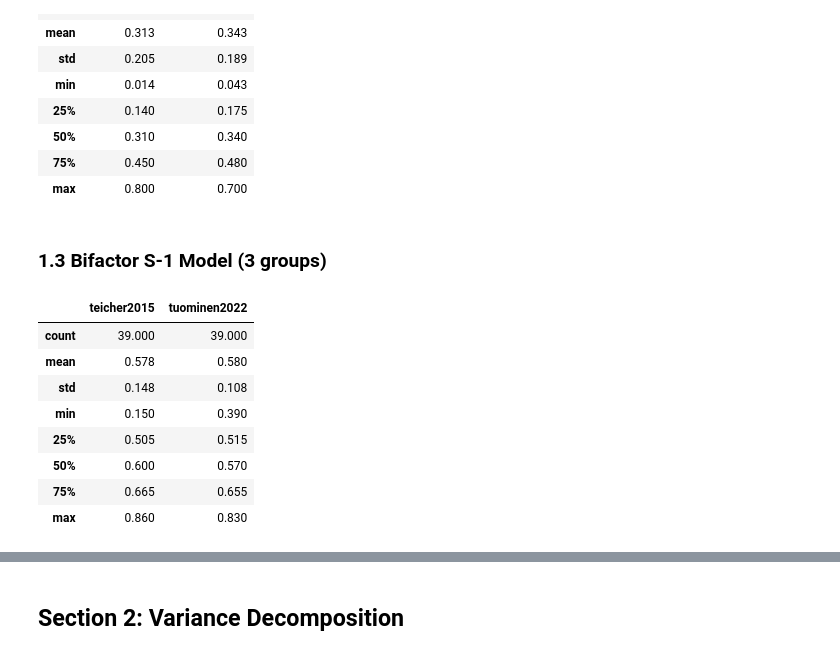
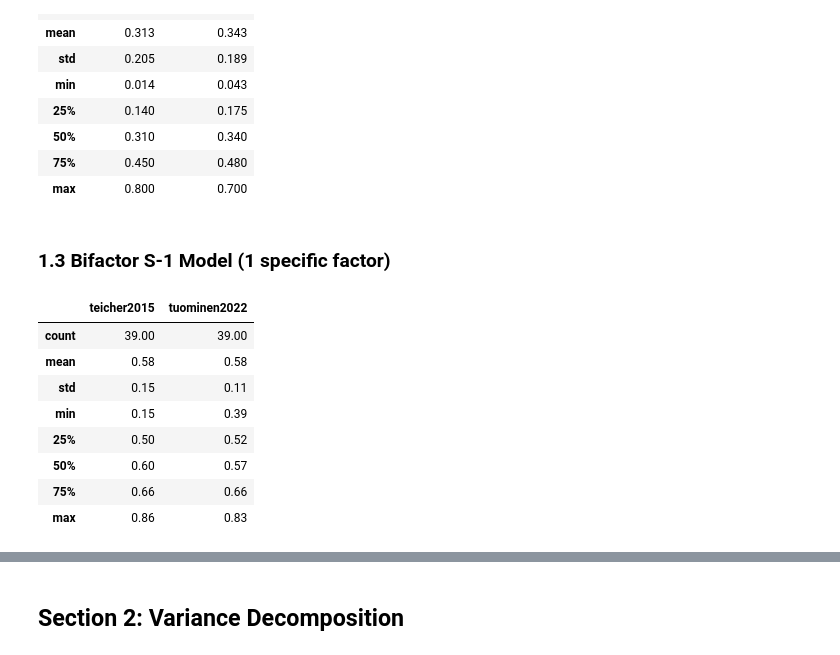
Before and after one commit to szorowi1/mace-irt, a Jupyter notebook: 03_CFA.ipynb, the cells around one changed output, grey strips where cells are left out. Drawn from its saved outputs; the diff is of its cells as text; code cells hidden in the pictures.

```diff
--- a/03_CFA.ipynb
+++ b/03_CFA.ipynb
@@ -151,36 +106,36 @@ summary.describe().round(3)
 | 75% | 0.450 | 0.480 |
 | max | 0.800 | 0.700 |
 # %% [markdown]
-### 1.3 Bifactor S-1 Model (3 groups)
+### 1.3 Bifactor S-1 Model (1 specific factor)
 # %%
 from pandas import DataFrame
 
 ## Define I/O parameters.
 studies = ['teicher2015','tuominen2022']
 
 ## Main loop.
 summary = []
 for study in studies:
     df = read_csv(os.path.join('stan_results', study, 'grmq_m3_summary.tsv'), sep='\t', index_col=0)
     df = df.T.filter(regex='lambda\[[0-9]*,1\]').T['Mean']
     summary.append(df)
 
 ## Convert to DataFrame.
 summary = DataFrame(summary).T
 summary.columns = studies
 
 ## Print summary.
-summary.describe().round(3)
+summary.describe().round(2)
 # %% [output]
 |  | teicher2015 | tuominen2022 |
-| count | 39.000 | 39.000 |
-| mean | 0.578 | 0.580 |
-| std | 0.148 | 0.108 |
-| min | 0.150 | 0.390 |
-| 25% | 0.505 | 0.515 |
-| 50% | 0.600 | 0.570 |
-| 75% | 0.665 | 0.655 |
-| max | 0.860 | 0.830 |
+| count | 39.00 | 39.00 |
+| mean | 0.58 | 0.58 |
+| std | 0.15 | 0.11 |
+| min | 0.15 | 0.39 |
+| 25% | 0.50 | 0.52 |
+| 50% | 0.60 | 0.57 |
+| 75% | 0.66 | 0.66 |
+| max | 0.86 | 0.83 |
 # %%
 from pandas import DataFrame
 
```
Also changed, not shown: parts of 12 cells of this notebook, 6 other files.
